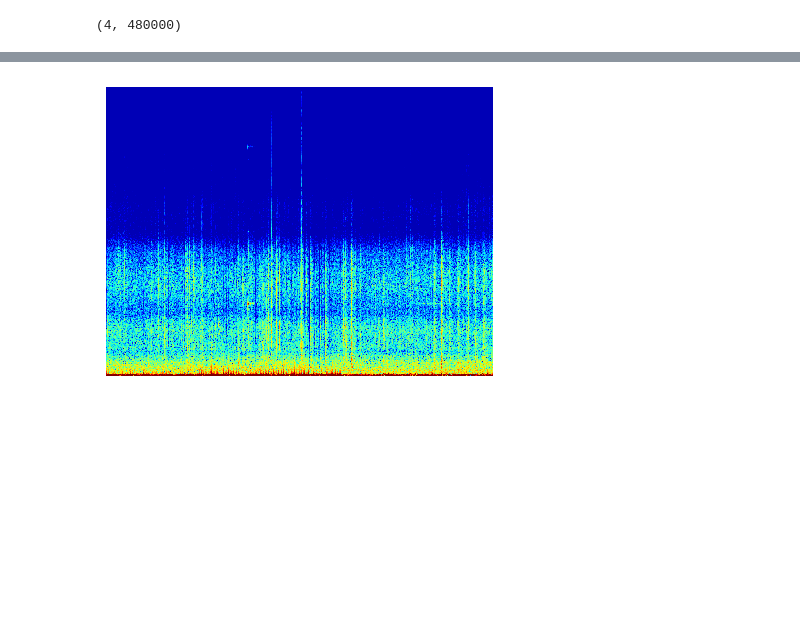
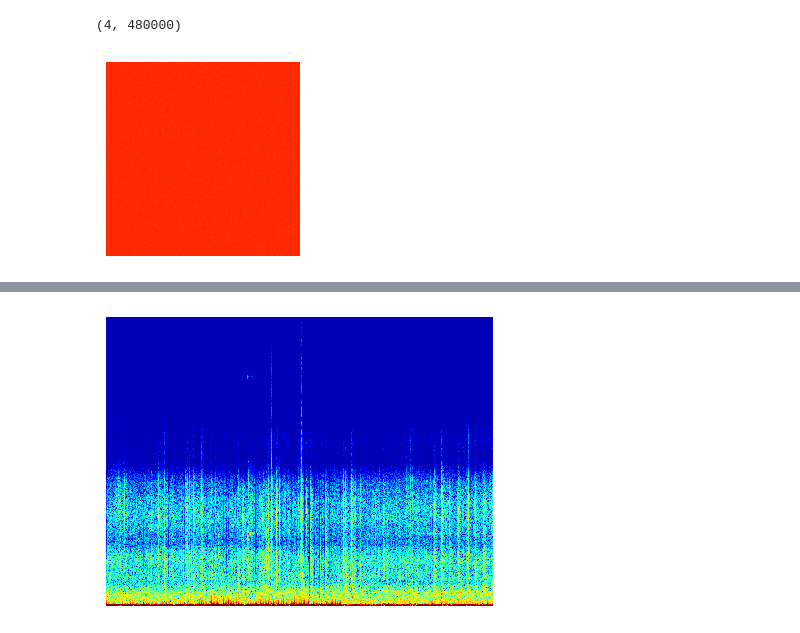
Before and after one commit to LabDinO/Flora, a Jupyter notebook: espectrogramas/Espectrogramas_4canais.ipynb, the cells around one changed output, grey strips where cells are left out. Cells and saved outputs as stored; diff of their text form; code cells hidden in the pictures; blank space fills up the shorter version.

Commit message:
Conseguir criar a rotina de subplots e alterações finais do espectrograma pra andrea

```diff
--- a/espectrogramas/Espectrogramas_4canais.ipynb
+++ b/espectrogramas/Espectrogramas_4canais.ipynb
@@ -86,3 +115,56 @@ def plot_spectrogram(Y, sr, hop_length, y_axis="linear", title="Spectrogram"):
+# %%
+import matplotlib.pyplot as plt
+import numpy as np
+import librosa.display
+
+def plot_spectrogram(Y, sr, hop_length, y_axis="linear", title="Spectrogram"):
+    # Configuração do layout
+    dpi = 100
+    width, height = 224 / dpi, 224 / dpi
+    plt.figure(figsize=(width, height), dpi=dpi)
+
+    # Cria subplots 2x2 para cada canal
+    for i in range(Y.shape[0]):
+        plt.subplot(2, 2, i+1)
+
+        # Configurações específicas para cada subplot
+        plt.axis('off')
+        plt.margins(0, 0)
+        plt.ylim(15000, 48000)
+
+        # Configuração do range de frequência desejado
+        fmin = 15000  # 3kHz
+        fmax = 48000  # 144kH
+
+        # Gera o espectrograma para o canal i
+        librosa.display.specshow(Y[i, :, :],
+                                 sr=sr,
+                                 hop_length=hop_length,
+                                 x_axis="time",
+                                 y_axis=y_axis,
+                                 cmap='jet',
+                                 fmin=fmin,
+                                 fmax=fmax)
+
+        # Configuração específica de clim para cada subplot
+        plt.clim(-60, 10)
+
+    # Ajuste de layout geral
+    plt.tight_layout()
+    plt.subplots_adjust(wspace=0, hspace=0)
+
+
+
+# Exemplo de uso:
+# Supondo que Y seja um array 3D com dimensões (4, 513, 1001)
+Y = np.random.rand(4, 513, 1001)
+sr = 96000
+hop_length = 512
+
+plot_spectrogram(Y, sr, hop_length)
+plt.show()
+# %% [output]
+[figure, added]
 # %%
 #Definindo os parâmetros
 FRAME_SIZE = 1024 #samples
```
Also changed, not shown: parts of 8 cells of this notebook, 9 other files.
